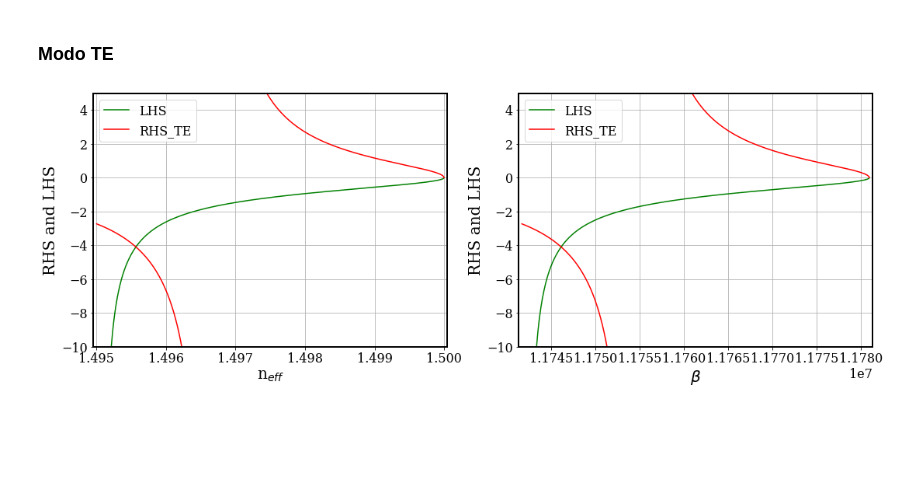
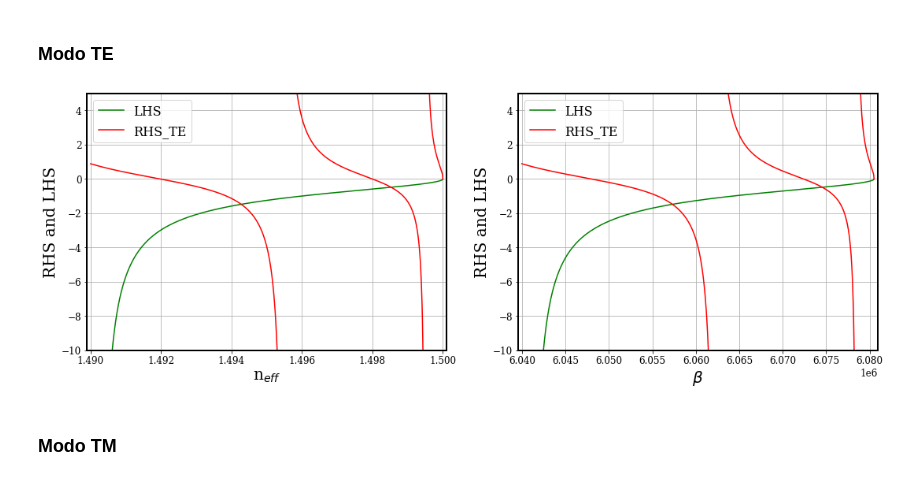
Before and after one commit to CaioRodrigues200/TEEE-2021.1, a Jupyter notebook: Subject Exercises/Exercício 03/Ex3.ipynb, the cells around one changed output. Drawn from its saved outputs; the diff is of its cells as text; code cells hidden in the pictures; blank space fills up the shorter version.

```diff
--- a/Subject Exercises/Exercício 03/Ex3.ipynb
+++ b/Subject Exercises/Exercício 03/Ex3.ipynb
@@ -11,19 +12,19 @@ import dslab as ds
 ## Parâmetros
 # %%
 n1 = 1.5
-n2 = 1.495
-n3 = 1.0
-n4 = 1.495
-n5 = 1.495
+n2 = 1.499
+n3 = 1.499
+n4 = 1.499
+n5 = 1.499
 
 p2 = (n1/n2)**2
 p3 = (n1/n3)**2
 p4 = (n1/n4)**2
 p5 = (n1/n5)**2
 
-lmbd = 0.8e-6
-a = 1e-6
-b = 5e-6
+lmbd = 1.55e-6
+a = 20e-6     # Comprimento completo
+b = 20e-6     # Comprimento completo
 
 numOfPoints = 1000
 
@@ -136,14 +135,15 @@ neffy =  1.4944504820844344
 # %% [markdown]
 ### Modo TE
 # %%
-ns = 1.495
-nc = 1
-n_diff = n1 - ns
-a = 1e-6
+nf = 1.5
+ns = 1.49
+nc = 1.0
+n_diff = nf - ns
+a = 5e-6     # Metade do comprimento
 
-neff = np.linspace(ns,n1,1000)
+neff = np.linspace(ns,nf,1000)
 beta = neff*k0
-u = a*k0*np.sqrt(n1**2-neff**2)
+u = a*k0*np.sqrt(nf**2-neff**2)
 v = a*k0*np.sqrt(neff**2-ns**2)
 w = a*k0*np.sqrt(neff**2-nc**2)
 
@@ -155,30 +155,32 @@ rightTE[:-1][np.diff(rightTE) < -5] = np.nan    # NaN = Not a Number
 # %%
 vFc = 0.01  # View factor for graphing (set to 0 for original view)
 
 font = {'family' : 'serif',
         'weight' : 'normal',
-        'size'   : 16}
+        'size'   : 14}
 
 figure1, axs = plt.subplots(1, 2, figsize=(18,6))
 plt.rc('font', **font)
 plt.rc('axes', linewidth=2)
 
 axs[0].plot(neff, leftTE, label = 'LHS', color = colors[2])
 axs[0].plot(neff, rightTE, label = 'RHS_TE', color = colors[1])
 axs[0].set_xlabel(r'n$_{eff}$', fontsize = 20)
 axs[0].set_ylabel(r'RHS and LHS', fontsize = 20)
-axs[0].set_xlim([ns - n_diff*vFc ,  n1 + n_diff*vFc])
+axs[0].set_xlim([ns - n_diff*vFc ,  nf + n_diff*vFc])
 axs[0].set_ylim([-10,5])
 axs[0].legend(loc = 'upper left', fontsize = 16)
 axs[0].grid(True)
 
 axs[1].plot(beta, leftTE, label = 'LHS', color = colors[2])
 axs[1].plot(beta, rightTE, label = 'RHS_TE', color = colors[1])
 axs[1].set_xlabel(r'$\beta$', fontsize = 20)
 axs[1].set_ylabel(r'RHS and LHS', fontsize = 20)
-axs[1].set_xlim([ns*k0 - n_diff*k0*vFc ,  n1*k0 + n_diff*k0*vFc])
+axs[1].set_xlim([ns*k0 - n_diff*k0*vFc ,  nf*k0 + n_diff*k0*vFc])
 axs[1].set_ylim([-10,5])
 axs[1].legend(loc = 'upper left', fontsize = 16)
 axs[1].grid(True)
 # %% [output]
-[figure, old version]
+[figure, new version]
+# %% [markdown]
+### Modo TM
```
Also changed, not shown: parts of 13 cells of this notebook, 3 other files.
